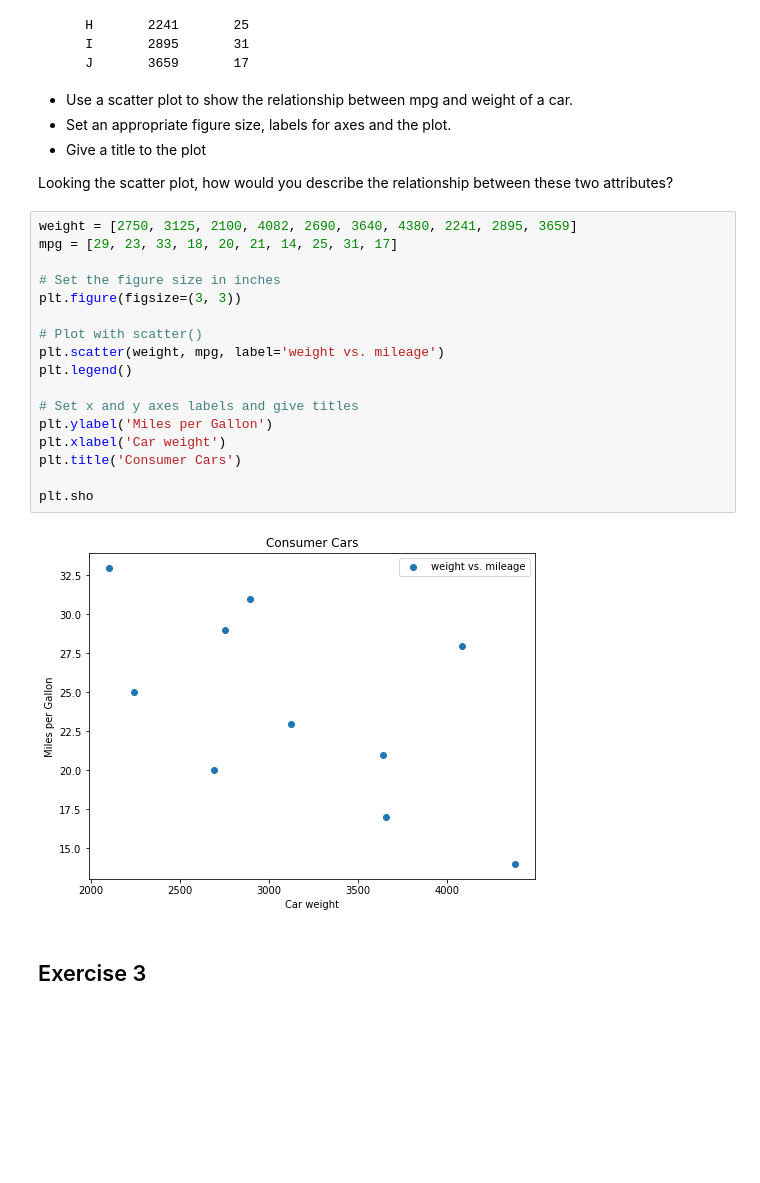
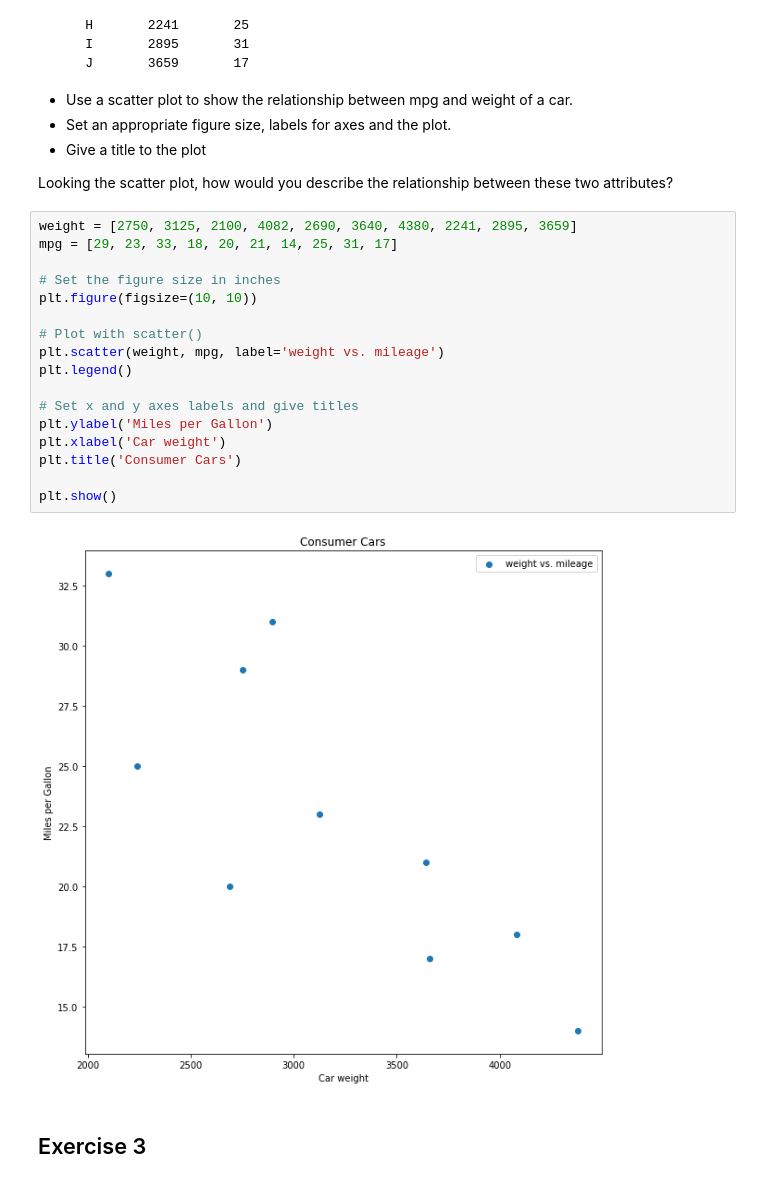
Before and after one commit to AlecMorgan/dsc-0-01-22-visualizing-data-lab-seattle-ds-career-040119, a Jupyter notebook: index.ipynb, the cells around one changed output. Saved outputs shown, nothing was run; the diff lists cells and outputs as text; blank space fills up the shorter version.

```diff
--- a/index.ipynb
+++ b/index.ipynb
@@ -67,22 +67,22 @@ Looking the scatter plot, how would you describe the relationship between these
 # %%
 weight = [2750, 3125, 2100, 4082, 2690, 3640, 4380, 2241, 2895, 3659]
 mpg = [29, 23, 33, 18, 20, 21, 14, 25, 31, 17]
 
 # Set the figure size in inches
-plt.figure(figsize=(3, 3))
+plt.figure(figsize=(10, 10))
 
 # Plot with scatter()
 plt.scatter(weight, mpg, label='weight vs. mileage')
 plt.legend()
 
 # Set x and y axes labels and give titles
 plt.ylabel('Miles per Gallon')
 plt.xlabel('Car weight')
 plt.title('Consumer Cars')
 
-plt.sho
+plt.show()
 # %% [output]
-[figure, old version]
+[figure, new version]
 # %% [markdown]
 ## Exercise 3
 # %% [markdown]
```
